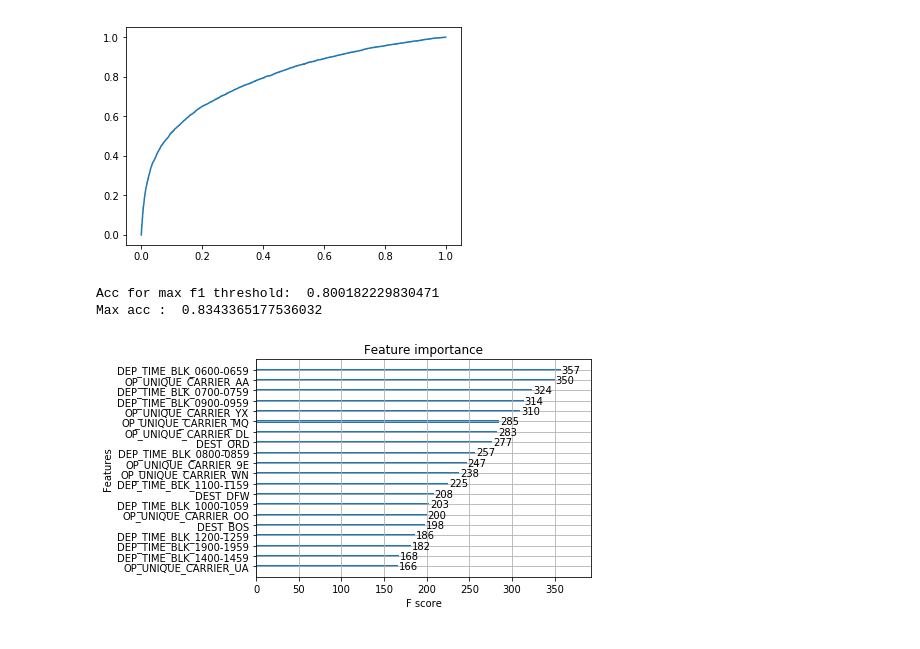
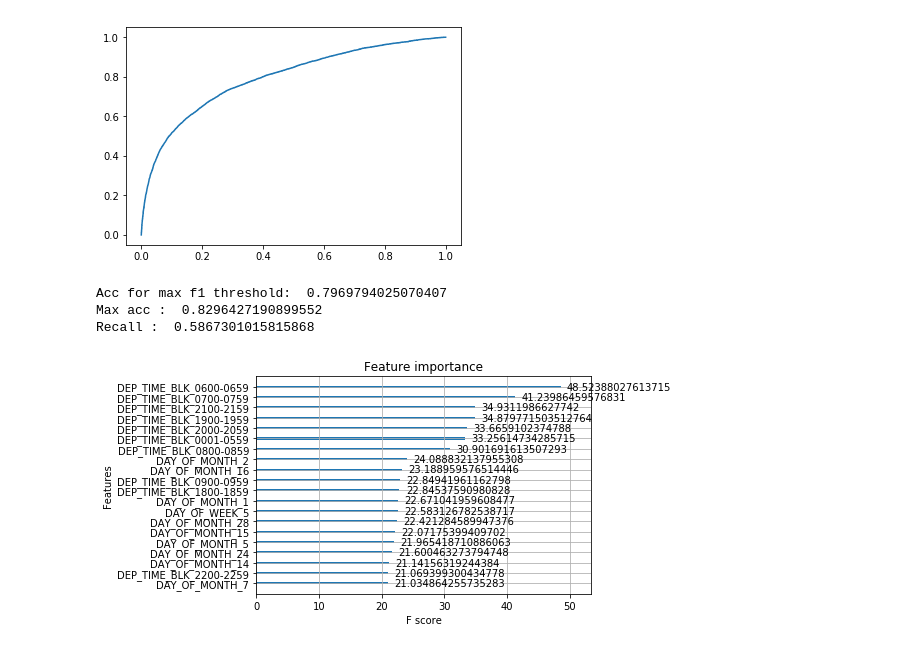
Before and after one commit to EZSlaver/FlightDelay, a Jupyter notebook: notebooks/basic_prediction.ipynb, the cells around one changed output. Saved outputs shown, nothing was run; the diff lists cells and outputs as text; code cells hidden in the pictures.

```diff
--- a/notebooks/basic_prediction.ipynb
+++ b/notebooks/basic_prediction.ipynb
@@ -16,7 +16,7 @@ def replace_rare_entries(df, columns, threshold_frac):
     df = df.apply(lambda x: x.mask(x.map(x.value_counts()) < threshold, 'RARE') if x.name in columns else x)
     return df
 # %%
-categoricals = ['OP_UNIQUE_CARRIER', 'DEST', 'DEP_TIME_BLK', 'DAY_OF_YEAR', 'DAY_OF_WEEK']
+categoricals = ['OP_UNIQUE_CARRIER', 'DEST', 'DEP_TIME_BLK', 'DAY_OF_MONTH', 'DAY_OF_WEEK', 'MONTH']
 targets = ['DEP_DELAY_NEW', 'DEP_DEL15']
 # %%
 df = pd.read_csv('/home/dbeiski/Project/FlightDelay/Data/new_york/year_lga_dep.csv')
@@ -183,10 +135,12 @@ best_thres = thres[np.argmax(f1s)]
 y_pred = (probas > best_thres).astype(int)
 print('Acc for max f1 threshold: ', skm.accuracy_score(y_test, y_pred))
 print('Max acc : ', max(accs))
+print('Recall : ', skm.recall_score(y_test, y_pred))
 # %% [output]
-Acc for max f1 threshold:  0.800182229830471
-Max acc :  0.8343365177536032
+Acc for max f1 threshold:  0.7969794025070407
+Max acc :  0.8296427190899552
+Recall :  0.5867301015815868
 # %%
-xgb.plot_importance(model, max_num_features=20);
+xgb.plot_importance(model, max_num_features=20, importance_type='gain');
 # %% [output]
-[figure, old version]
+[figure, new version]
```
Also changed, not shown: parts of 11 cells of this notebook.
